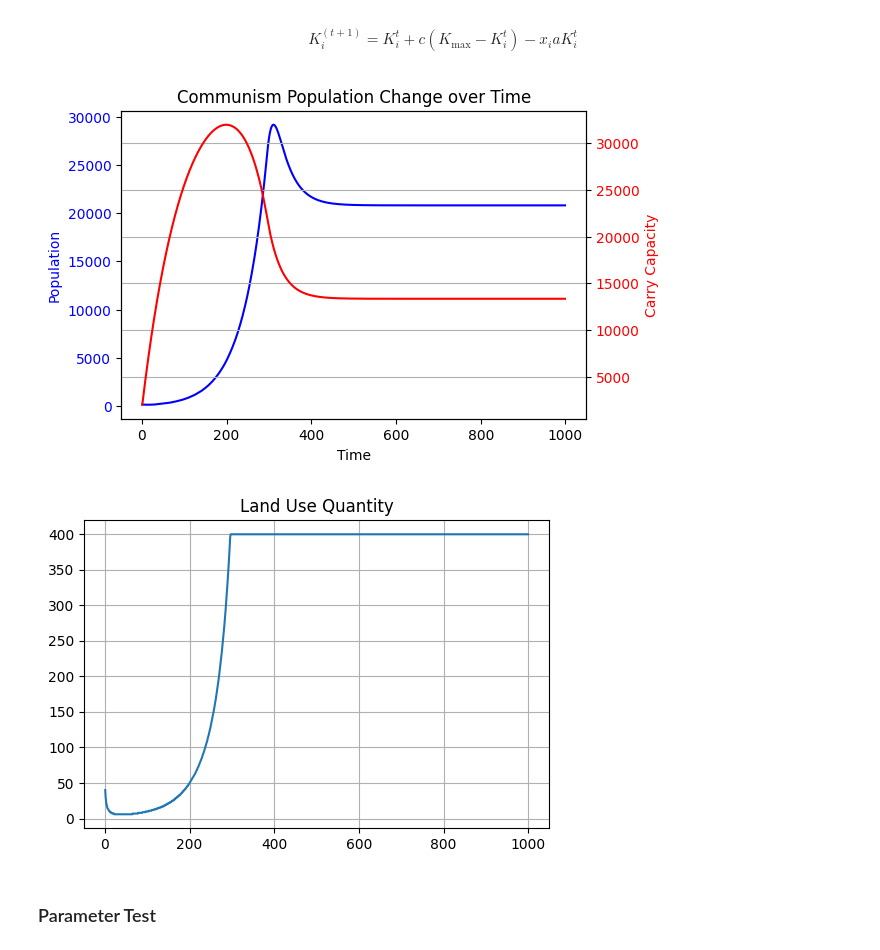
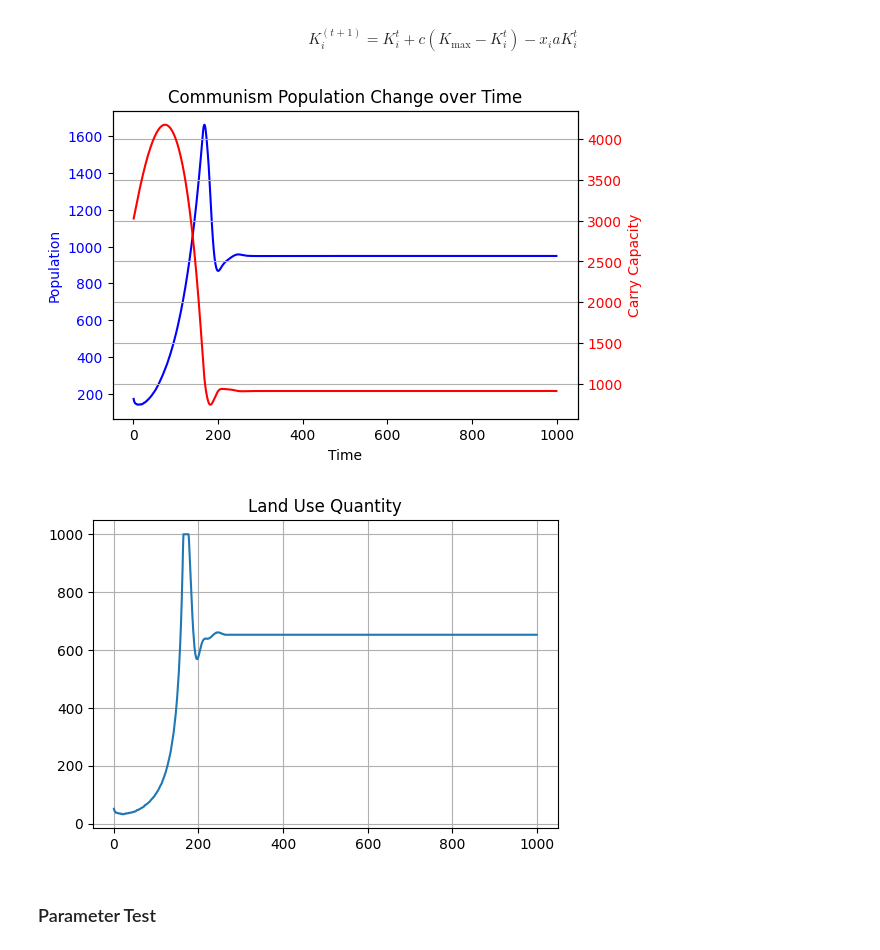
Before and after one commit to yutongliang723/Agent-Based-Model-CSH, a Jupyter notebook: Agent-Based Model - Week 4 Yutong.ipynb, the cells around one changed output. Cells and saved outputs as stored; diff of their text form; code cells hidden in the pictures.

```diff
--- a/Agent-Based Model - Week 4 Yutong.ipynb
+++ b/Agent-Based Model - Week 4 Yutong.ipynb
@@ -137,39 +137,39 @@ def plot_commuism_simulation_population2(vec1, k, a, initial_population, initial
 
     fig, ax1 = plt.subplots(figsize=(6, 4))
 
     # Plot population on the first y-axis
     ax1.plot(time_steps, populations, color='blue', label='Population')
     ax1.set_xlabel('Time')
     ax1.set_ylabel('Population', color='blue')
     ax1.tick_params(axis='y', labelcolor='blue')
 
     # Create a secondary y-axis and plot carry capacity on it
     ax2 = ax1.twinx()
     ax2.plot(time_steps, K, color='red', label='Carry Capacity')
     ax2.set_ylabel('Carry Capacity', color='red')
     ax2.tick_params(axis='y', labelcolor='red')
 
     plt.grid(True)
     plt.title('Communism Population Change over Time')
     plt.show()
 
     fig = plt.figure(figsize=(6, 4))
     plt.plot(time_steps, [sum(i) for i in U][:-1])
     plt.grid(True)
     plt.title('Land Use Quantity')
     plt.show()
 
 k = 0.01 # land recovery rate
-a = 0.02 # soil loss rate
+a = 0.1 # soil loss rate
 simulation_time = 1000 #simulation year
 initial_population = 200
-initial_capacity = 4
-initial_lands = 400
-K_star_t = 100
+initial_capacity = 3
+initial_lands = 1000
+K_star_t = 7
 plot_commuism_simulation_population2(vec1, k, a, initial_population, initial_lands, simulation_time, initial_capacity, K_star_t)
 # %% [output]
-[figure, old version]
+[figure, new version]
-[figure, old version]
+[figure, new version]
 # %% [markdown]
 ### Parameter Test
 # %%
```
Also changed, not shown: parts of 3 cells of this notebook, 3 other files.
